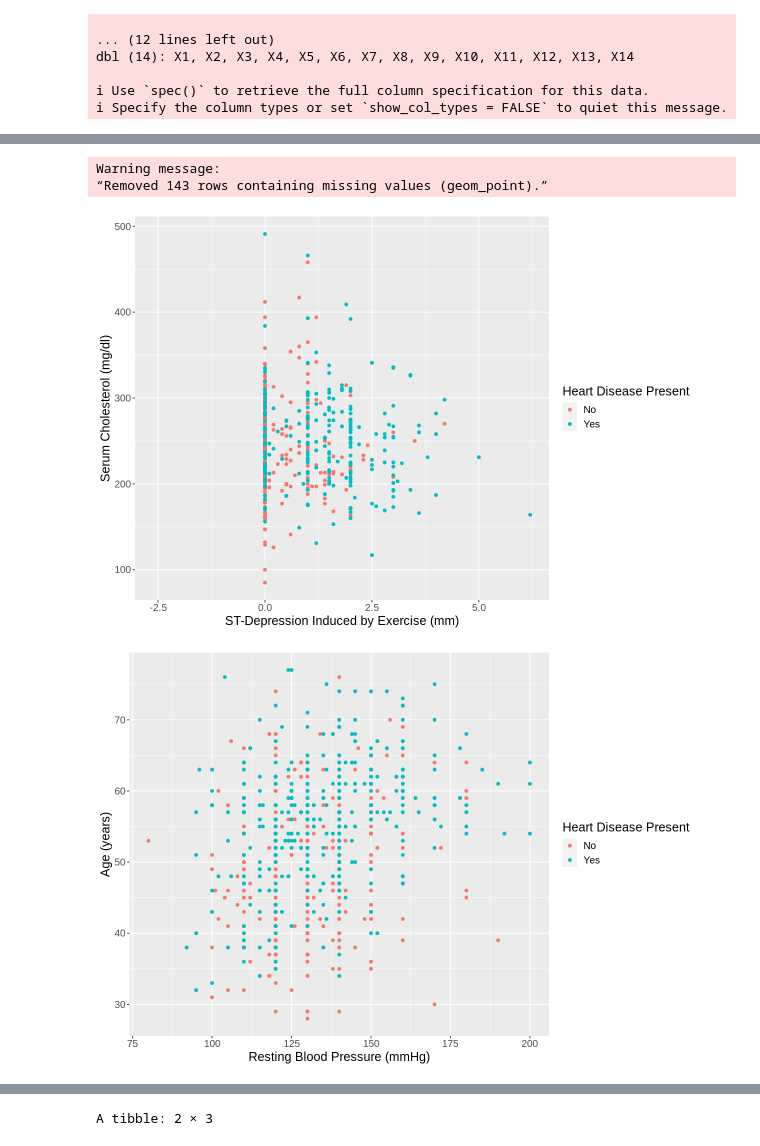
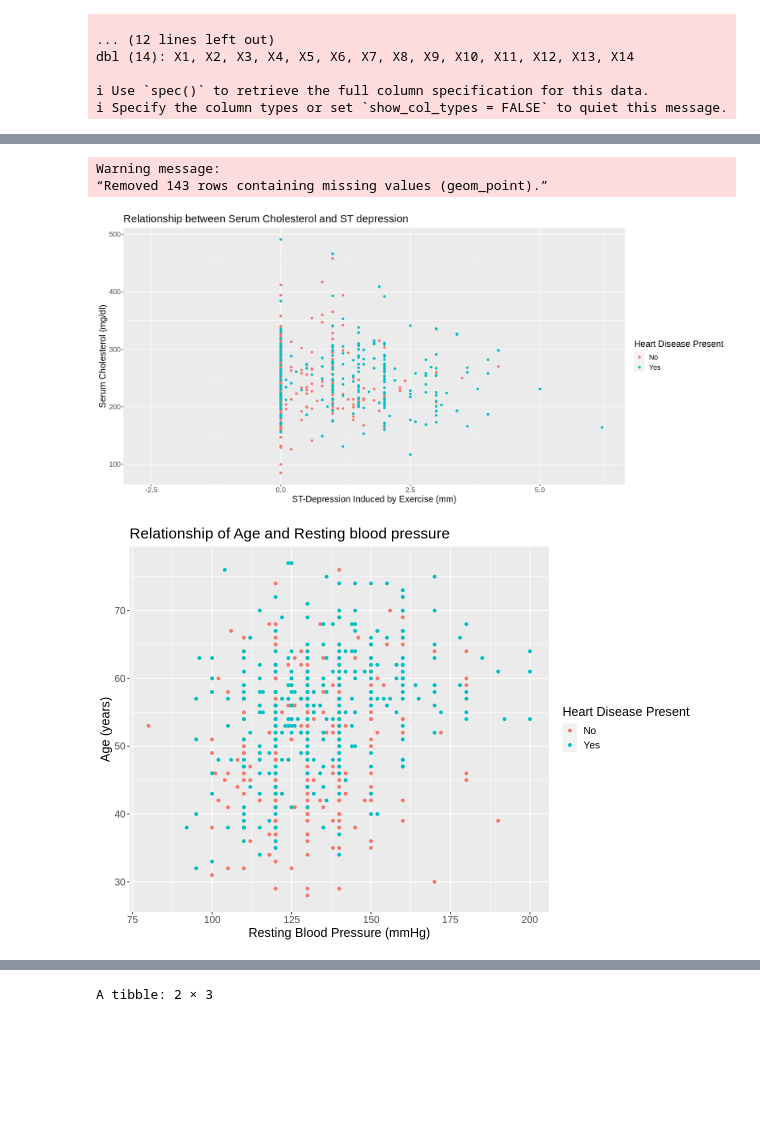
Before and after one commit to Kooriryuu/dsci-100-project-group3, a Jupyter notebook: project_proposal.ipynb, the cells around one changed output, grey strips where cells are left out. Drawn from its saved outputs; the diff is of its cells as text; code cells hidden in the pictures; blank space fills up the shorter version.

```diff
--- a/project_proposal.ipynb
+++ b/project_proposal.ipynb
@@ -123,27 +143,29 @@ distribution_plot2
 # %%
 distribution_plot3 <- ggplot(places_training, aes(x = old_peak, y = serum_cholesterol, colour = heart_disease_present)) +
     geom_point() +
     xlab("ST-Depression Induced by Exercise (mm)") +
     ylab("Serum Cholesterol (mg/dl)") +
     labs(colour = "Heart Disease Present") +
+    ggtitle('Relationship between Serum Cholesterol and ST depression')+
     theme(text = element_text(size = 15))
 
 distribution_plot3
 # %% [output]
 Warning message:
 “Removed 143 rows containing missing values (geom_point).”
-[figure, old version]
+[figure, new version]
 # %%
 distribution_plot4 <- ggplot(places_training, aes(x = resting_blood_pressure, y = age, colour = heart_disease_present)) +
     geom_point() +
     xlab("Resting Blood Pressure (mmHg)") +
     ylab("Age (years)") +
     labs(colour = "Heart Disease Present") +
+     ggtitle('Relationship of Age and Resting blood pressure')+
     theme(text = element_text(size = 15))
 
 distribution_plot4
 # %% [output]
-[figure, old version]
+[figure, new version]
 # %%
 #places_training
 #heart_train_scaled <- places_training |>
```
Also changed, not shown: parts of 4 cells of this notebook.
